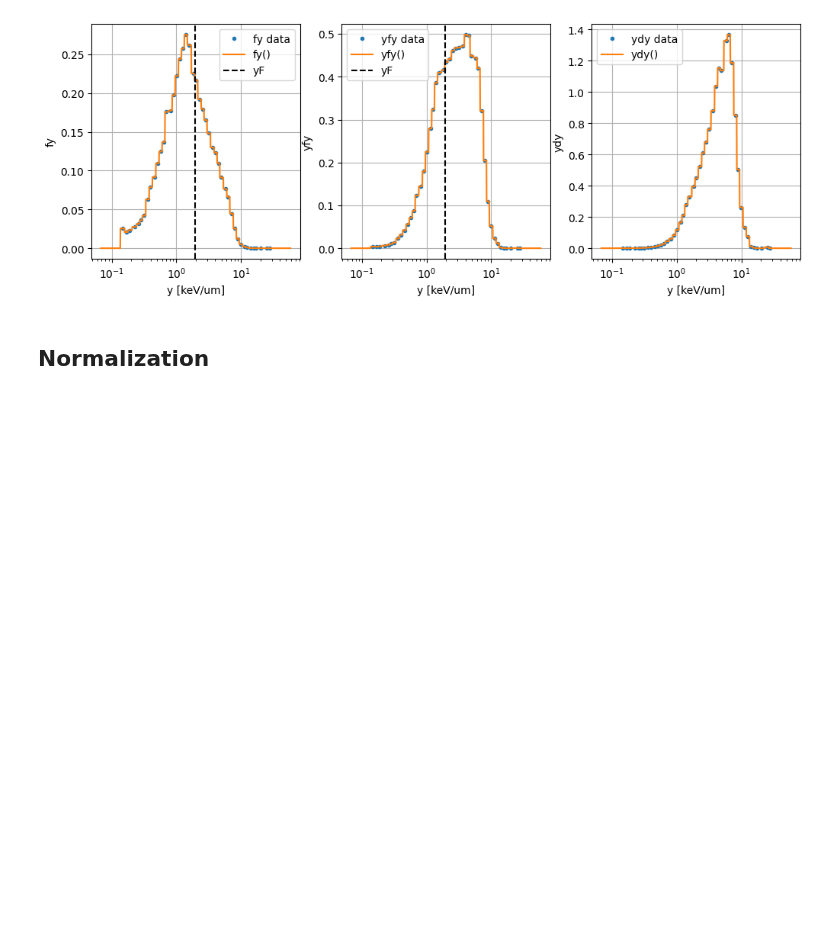
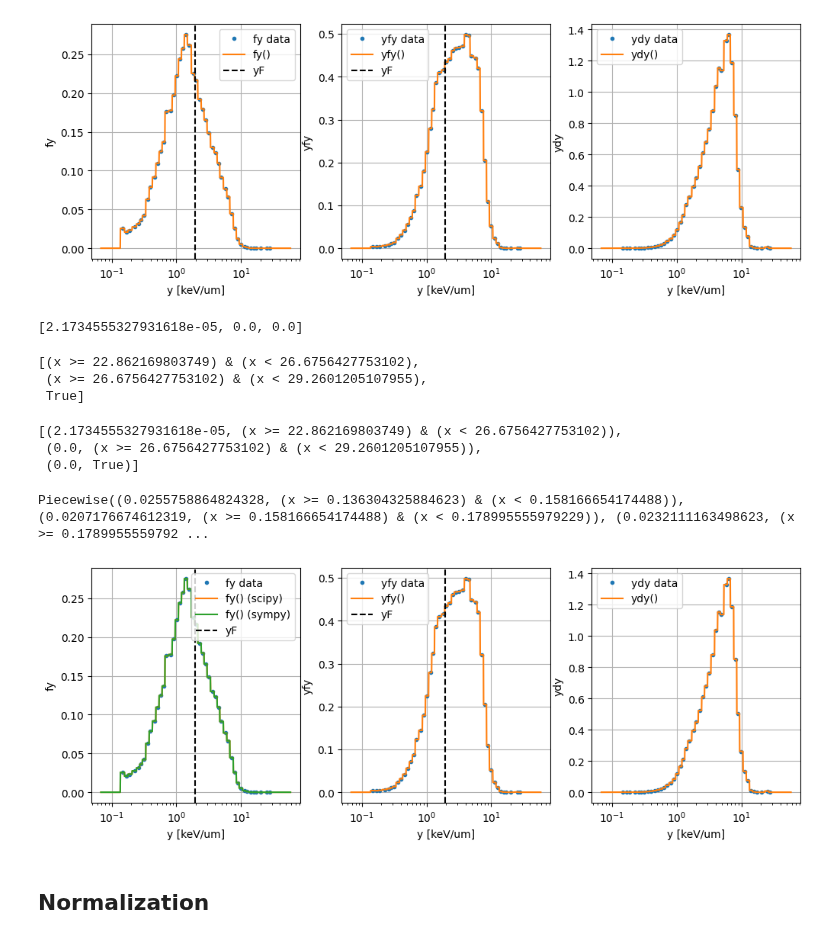
Before and after one commit to grzanka/microdosimetric_spectra_folding, a Jupyter notebook: notebooks/0.3-try-sympy-convolutions.ipynb, the cells around one changed output. Cells and saved outputs as stored; diff of their text form; code cells hidden in the pictures; blank space fills up the shorter version.

```diff
--- a/notebooks/0.3-try-sympy-convolutions.ipynb
+++ b/notebooks/0.3-try-sympy-convolutions.ipynb
@@ -334,5 +191,52 @@ for a in ax:
 # %% [output]
 [figure]
+# %%
+expressions = spectrum_clipped.fy.tolist()
+expressions.append(0.)  # Default value outside the defined intervals
+expressions[-3:]
+# %% [output]
+[2.1734555327931618e-05, 0.0, 0.0]
+# %%
+conditions = [(x >= spectrum_clipped.bin_edges[i]) & (x < spectrum_clipped.bin_edges[i + 1]) for i in range(spectrum_clipped.num_bins)]
+conditions.append(True)  # Default value outside the defined intervals
+conditions[-3:]
+# %% [output]
+[(x >= 22.862169803749) & (x < 26.6756427753102),
+ (x >= 26.6756427753102) & (x < 29.2601205107955),
+ True]
+# %%
+list(zip(expressions, conditions))[-3:]
+# %% [output]
+[(2.1734555327931618e-05, (x >= 22.862169803749) & (x < 26.6756427753102)),
+ (0.0, (x >= 26.6756427753102) & (x < 29.2601205107955)),
+ (0.0, True)]
+# %%
+# Define the piecewise function based on conditions and expressions
+spectrum_f1_function = Piecewise(*tuple(zip(expressions, conditions)))
+spectrum_f1_function
+# %% [output]
+Piecewise((0.0255758864824328, (x >= 0.136304325884623) & (x < 0.158166654174488)), (0.0207176674612319, (x >= 0.158166654174488) & (x < 0.178995555979229)), (0.0232111163498623, (x >= 0.1789955559792 ...
+# %%
+fig, ax = plt.subplots(nrows=1, ncols=3, figsize=(12, 4))
+ax[0].plot(spectrum_clipped.y, spectrum_clipped.fy, '.', label='fy data')
+ax[0].plot(xvalues, values_fy, label='fy() (scipy)')
+ax[0].plot(xvalues, lambdify(x, spectrum_f1_function, 'numpy')(xvalues), label='fy() (sympy)')
+ax[0].axvline(spectrum_clipped.yF, color='k', linestyle='--', label='yF')
+ax[0].set_ylabel('fy')
+ax[1].plot(spectrum_clipped.y, spectrum_clipped.yfy, '.', label='yfy data')
+ax[1].plot(xvalues, values_yfy, label='yfy()')
+ax[1].axvline(spectrum_clipped.yF, color='k', linestyle='--', label='yF')
+ax[1].set_ylabel('yfy')
+ax[2].plot(spectrum_clipped.y, spectrum_clipped.ydy, '.', label='ydy data')
+ax[2].plot(xvalues, values_ydy, label='ydy()')
+ax[2].set_ylabel('ydy')
+for a in ax:
+    a.set_xscale('log')
+    a.grid()
+    a.set_xlabel('y [keV/um]')
+    a.legend()
+# %% [output]
+[figure, added]
 # %% [markdown]
 ## Normalization
 # %%
```
Also changed, not shown: parts of 74 cells of this notebook, 2 other files.
